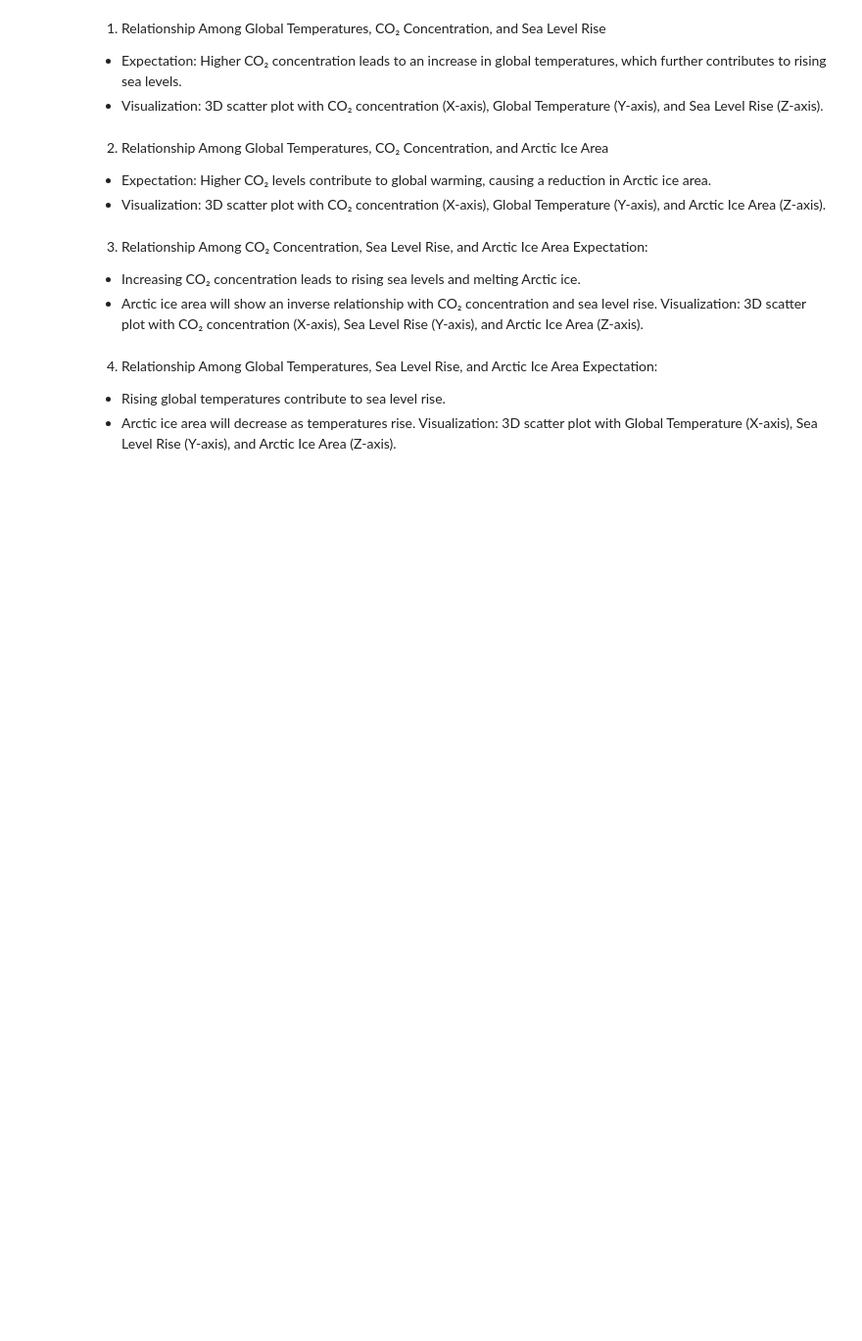
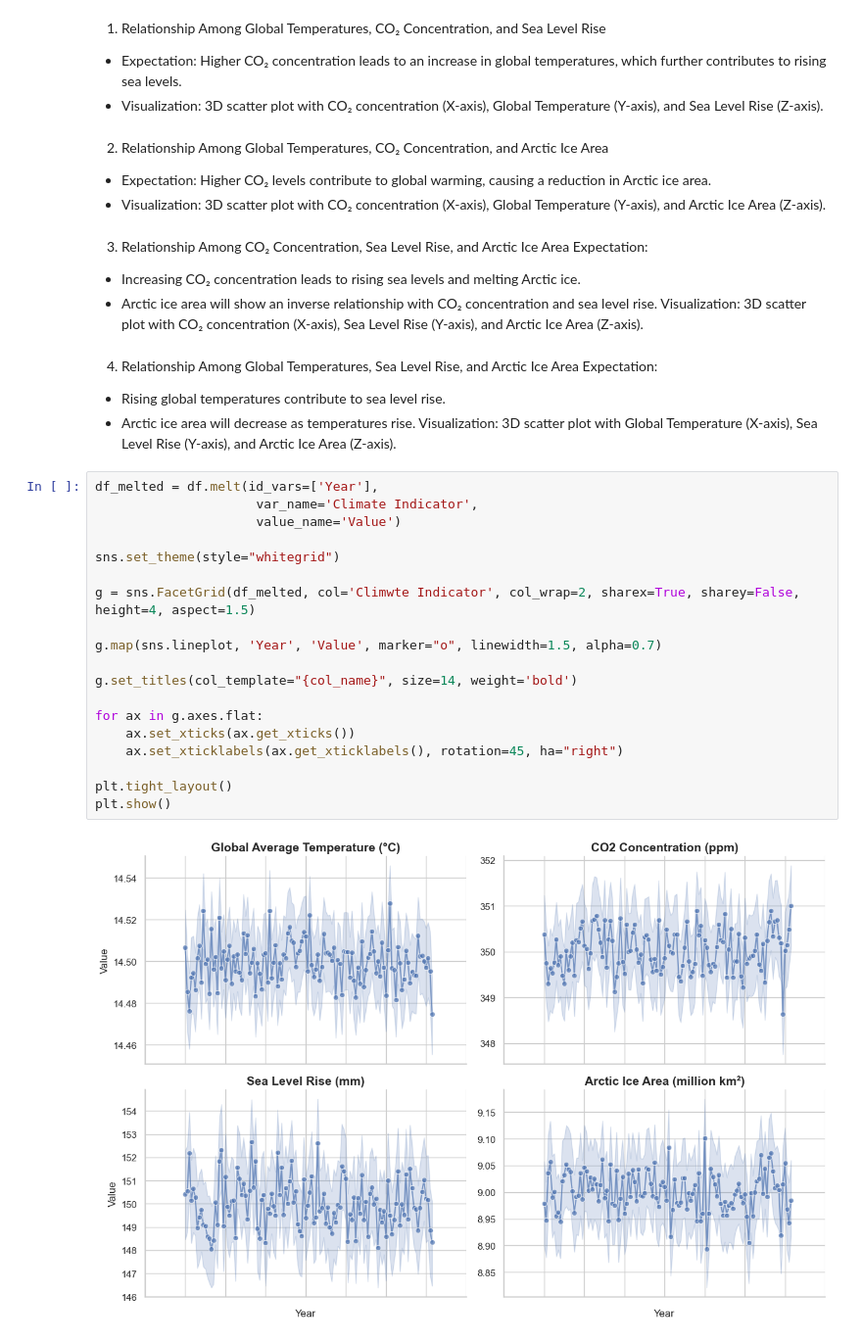
Before and after one commit to Omdena-NIC-Nepal/complete-eda-tensor, a Jupyter notebook: climate_eda.ipynb, the cells around one changed output. Shown at 98% size. Saved outputs shown, nothing was run; the diff lists cells and outputs as text; blank space fills up the shorter version.

```diff
--- a/climate_eda.ipynb
+++ b/climate_eda.ipynb
@@ -789,3 +789,24 @@ Explore relationships among three or more variables
 - Rising global temperatures contribute to sea level rise.
 - Arctic ice area will decrease as temperatures rise.
   Visualization: 3D scatter plot with Global Temperature (X-axis), Sea Level Rise (Y-axis), and Arctic Ice Area (Z-axis).
+# %%
+df_melted = df.melt(id_vars=['Year'],
+                     var_name='Climate Indicator',
+                     value_name='Value')
+
+sns.set_theme(style="whitegrid")
+
+g = sns.FacetGrid(df_melted, col='Climwte Indicator', col_wrap=2, sharex=True, sharey=False, height=4, aspect=1.5)
+
+g.map(sns.lineplot, 'Year', 'Value', marker="o", linewidth=1.5, alpha=0.7)
+
+g.set_titles(col_template="{col_name}", size=14, weight='bold')
+
+for ax in g.axes.flat:
+    ax.set_xticks(ax.get_xticks())
+    ax.set_xticklabels(ax.get_xticklabels(), rotation=45, ha="right")
+
+plt.tight_layout()
+plt.show()
+# %% [output]
+[figure, added]
```
Also changed, not shown: parts of 12 cells of this notebook.
